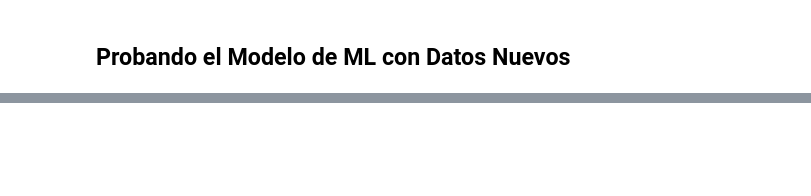
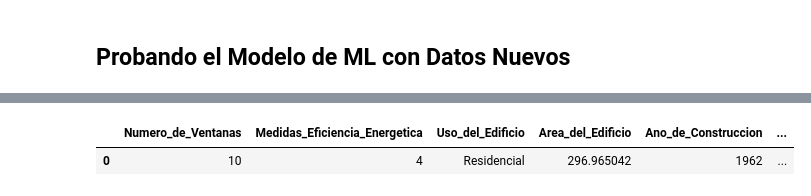
Before and after one commit to AngelTroncoso/Growpbi_ML, a Jupyter notebook: Mi_Primer_Modelo_ML.ipynb, the cells around one changed output, grey strips where cells are left out. Cells and saved outputs as stored; diff of their text form; code cells hidden in the pictures; blank space fills up the shorter version.

```diff
--- a/Mi_Primer_Modelo_ML.ipynb
+++ b/Mi_Primer_Modelo_ML.ipynb
@@ -379,0 +493,8 @@ top_features
+# %%
+#Agregar el valor de la predicion a new_data
+datos_nuevos["Prediccion_Consumo_Energetico"] = predicter_value
+
+datos_nuevos
+# %% [output]
+|  | Numero_de_Ventanas | Medidas_Eficiencia_Energetica | Uso_del_Edificio | Area_del_Edificio | Ano_de_Construccion | ... |
+| 0 | 10 | 4 | Residencial | 296.965042 | 1962 | ... |
```
Also changed, not shown: parts of 10 cells of this notebook.
